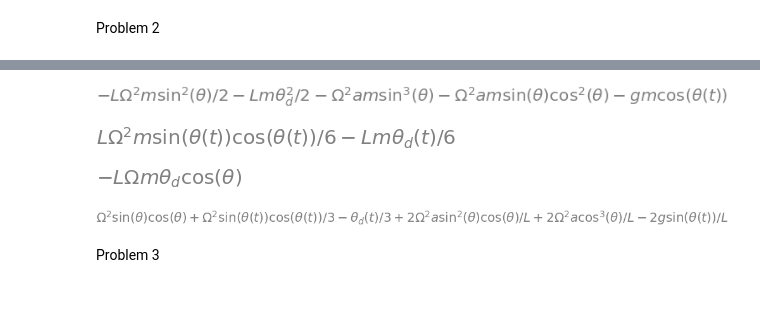
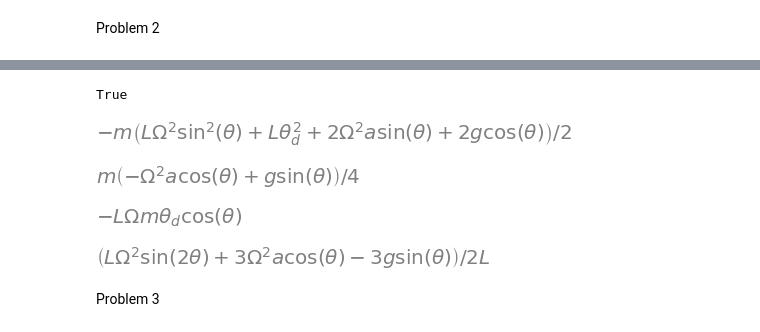
Before and after one commit to spencerwarrenj/dynamics_534, a Jupyter notebook: hw_6/hw6.ipynb, the cells around one changed output, grey strips where cells are left out. Saved outputs shown, nothing was run; the diff lists cells and outputs as text; code cells hidden in the pictures; blank space fills up the shorter version.

```diff
--- a/hw_6/hw6.ipynb
+++ b/hw_6/hw6.ipynb
@@ -52,4 +52,7 @@ r_ddot = r_ddot.subs(time_derivative(theta_dot,N),theta_ddot)
 theta_s, theta_dot_s = sp.symbols('theta theta_d',real=True)
 r_ddot = r_ddot.subs(theta,theta_s)
 r_ddot = r_ddot.subs(theta_dot,theta_dot_s)
+omega = omega.subs(theta,theta_s)
+omega = omega.subs(theta_dot,theta_dot_s)
 # preview(r_ddot,symbol_names={theta_ddot:r'\ddot{\theta}',theta_dot:r'\dot{\theta}'})
+r_ddot
@@ -56,28 +61,37 @@ r_ddot = r_ddot.subs(theta_dot,theta_dot_s)
 # %%
 B1, B2, B3 = sp.symbols('B1 B2 B3',real=True)
-alphay = Omega*sp.sin(theta)
-alphaz = theta_dot
+alphay = Omega*theta_dot_s*sp.cos(theta_s)
+alphaz = theta_ddot
 eq1 = m*L**2/12*alphaz+m*L**2/12*omega[0]*omega[1]+L/2*B2
-eq2 = B1+m*g*sp.cos(theta)-m*r_ddot[0]
-eq3 = B2-m*g*sp.sin(theta)-m*r_ddot[1]
+eq2 = B1+m*g*sp.cos(theta_s)-m*r_ddot[0]
+eq3 = B2-m*g*sp.sin(theta_s)-m*r_ddot[1]
 eq4 = B3-m*r_ddot[2]
 result = sp.solve([eq1,eq2,eq3,eq4],(B1,B2,B3,theta_ddot))
+
+## checking solutions
+B2_sol = m*(g*sp.sin(theta_s)+L/2*theta_ddot-Omega**2*(L/2*sp.sin(theta_s)+a)*sp.cos(theta_s))
+theta_ddot_sol = 3/(L*2)*(-g*sp.sin(theta_s)+2*L/3*Omega**2*sp.sin(theta_s)*sp.cos(theta_s)+a*Omega**2*sp.cos(theta_s))
+theta_ddot_sol.equals(result.get(theta_ddot))
+B2_sol = B2_sol.subs(theta_ddot,theta_ddot_sol)
+B2_sol.equals(result.get(B2))
+# %% [output]
+True
 # %%
 result.get(B1)
 # %% [output]
-[figure, old version]
+[figure, new version]
 # %%
-result.get(B2)
+sp.simplify(result.get(B2))
 # %% [output]
-[figure, old version]
+[figure, new version]
 # %%
 result.get(B3)
 # %% [output]
 [figure]
 # %%
-result.get(theta_ddot)
+sp.cancel(result.get(theta_ddot))
 # %% [output]
-[figure, old version]
+[figure, new version]
 # %% [markdown]
 Problem 3
 # %%
```
Also changed, not shown: parts of 8 cells of this notebook, 17 other files.
